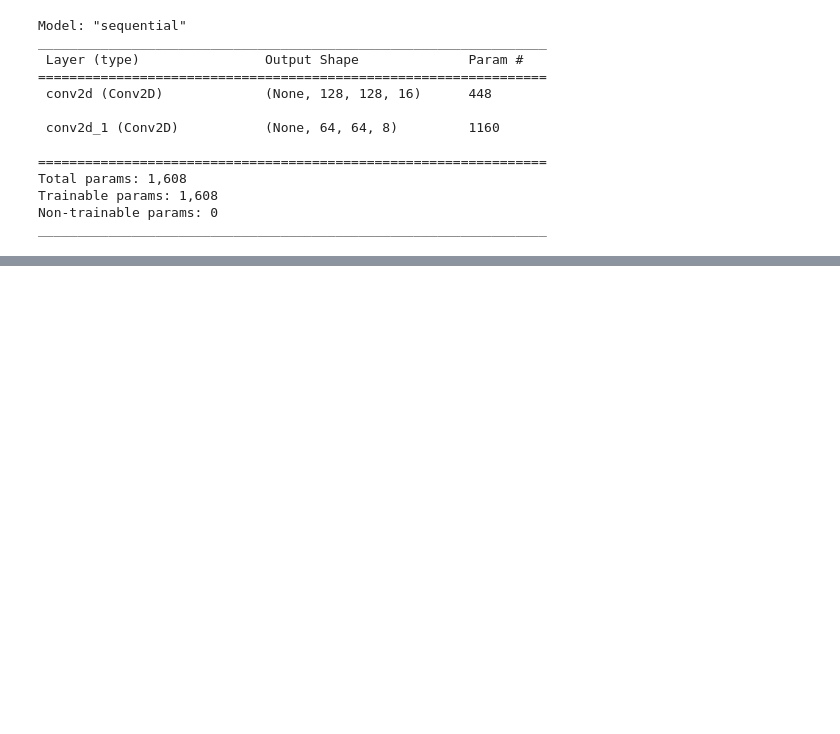
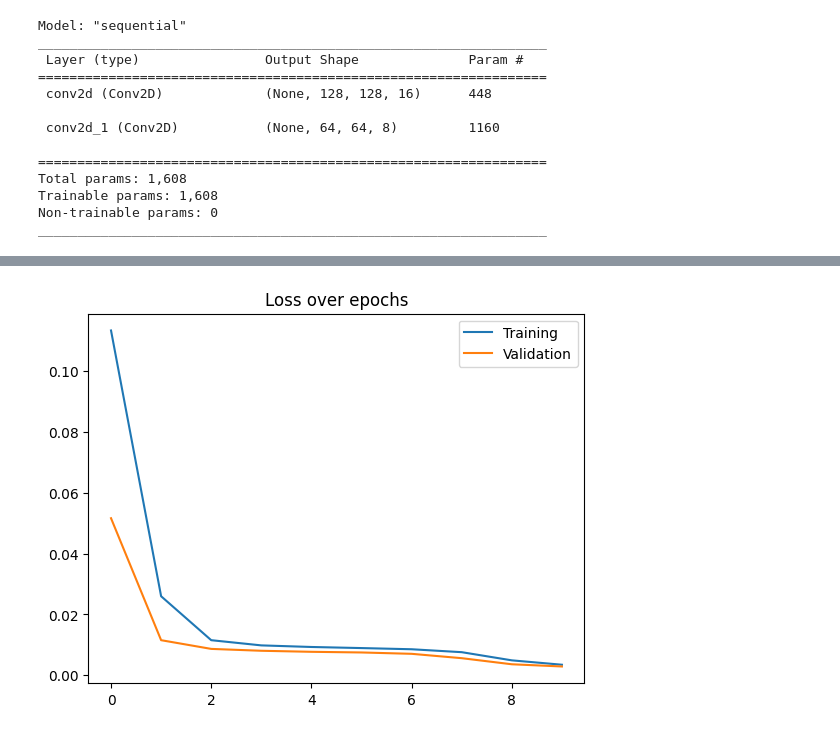
Before and after one commit to Garbarkozaurus/CV_denoising, a Jupyter notebook: tf_autoencoder_tutorial.ipynb, the cells around one changed output, grey strips where cells are left out. Saved outputs shown, nothing was run; the diff lists cells and outputs as text; code cells hidden in the pictures; blank space fills up the shorter version.

```diff
--- a/tf_autoencoder_tutorial.ipynb
+++ b/tf_autoencoder_tutorial.ipynb
@@ -149,0 +138,8 @@ plt.show()
+# %%
+plt.plot(history.history["loss"])
+plt.plot(history.history["val_loss"])
+plt.legend(["Training", "Validation"])
+plt.title("Loss over epochs")
+plt.show()
+# %% [output]
+[figure, added]
```
Also changed, not shown: parts of 10 cells of this notebook.
